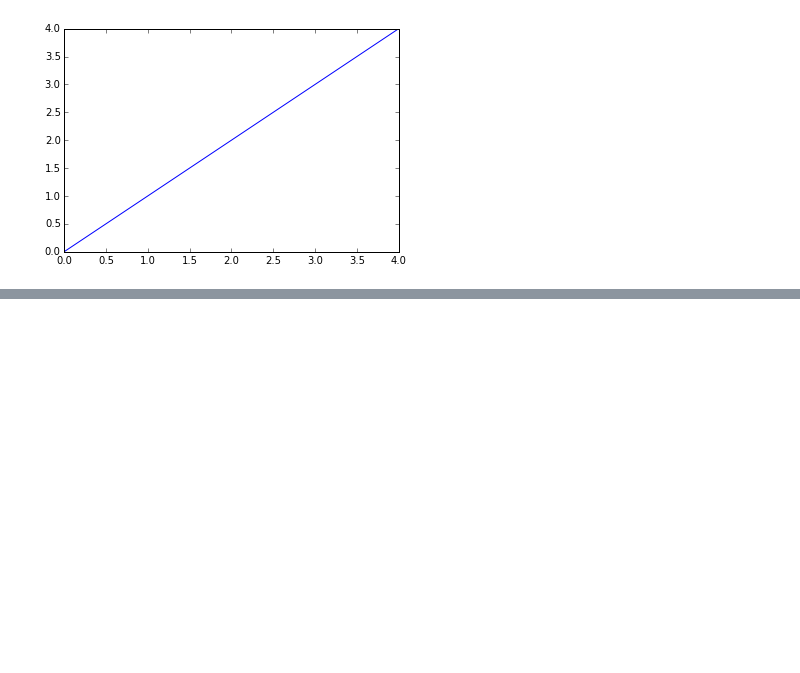
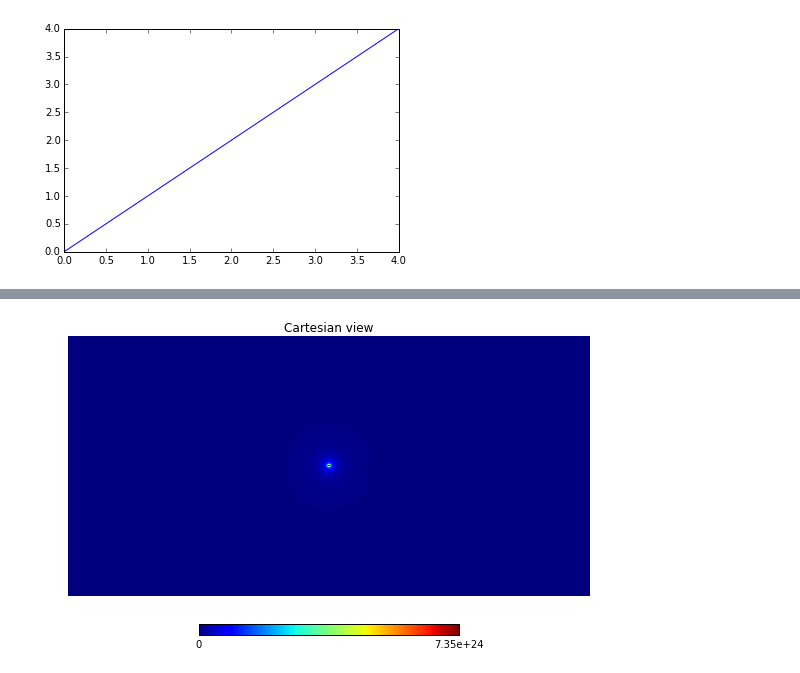
Before and after one commit to erccarls/GammaLike_dev, a Jupyter notebook: Junk.ipynb, the cells around one changed output, grey strips where cells are left out. Drawn from its saved outputs; the diff is of its cells as text; code cells hidden in the pictures; blank space fills up the shorter version.

Commit message:
Added DM.py.  Tested and working including offset and axesratio.

```diff
--- a/Junk.ipynb
+++ b/Junk.ipynb
@@ -222,0 +236,9 @@ Populating the interactive namespace from numpy and matplotlib
+# %%
+
+import DM
+import healpy
+reload(DM)
+healpy.cartview(DM.GenNFW(decay=False, axesratio=1,offset=(0,0),),)
+#healpy.cartview(DM.GenNFW(),latra=(-30,30),lonra=(-30,30))
+# %% [output]
+[figure, added]
```
Also changed, not shown: parts of 3 cells of this notebook, 1 other file.
